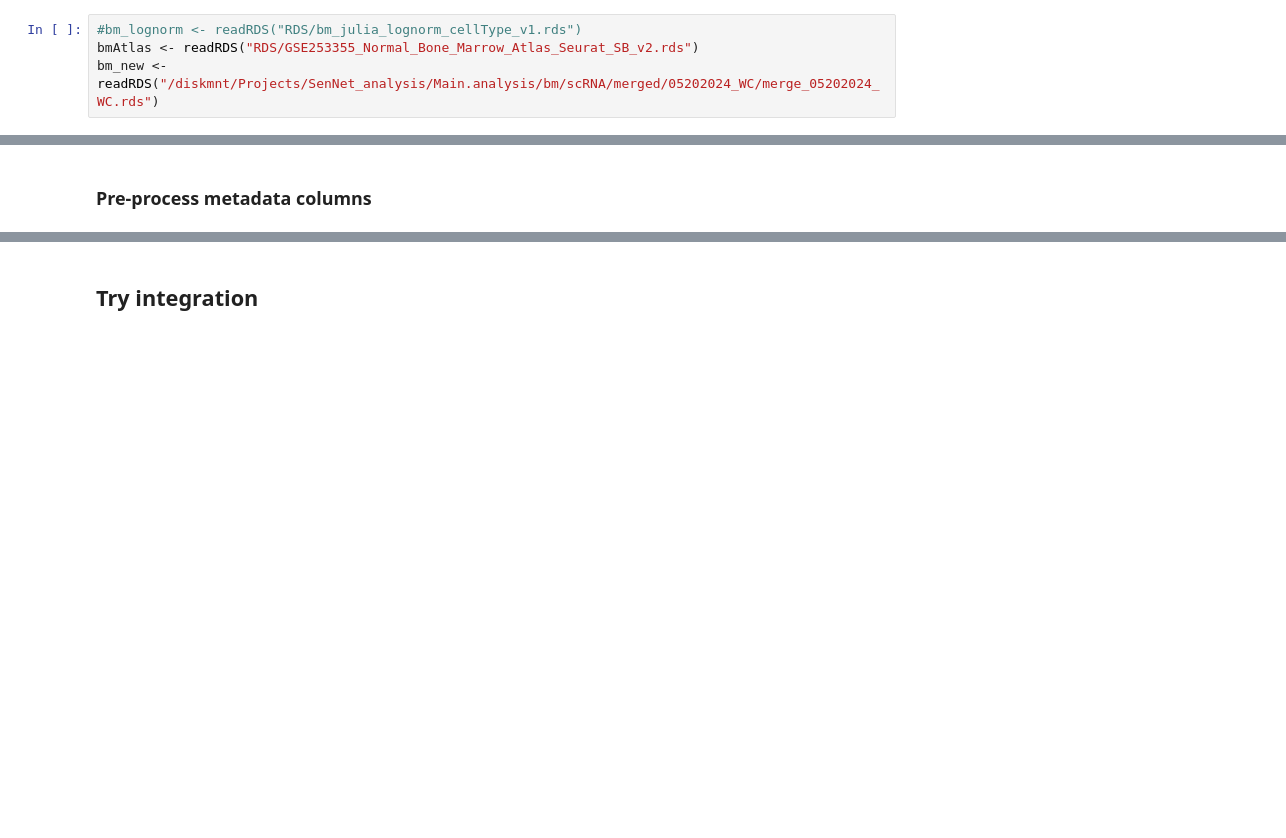
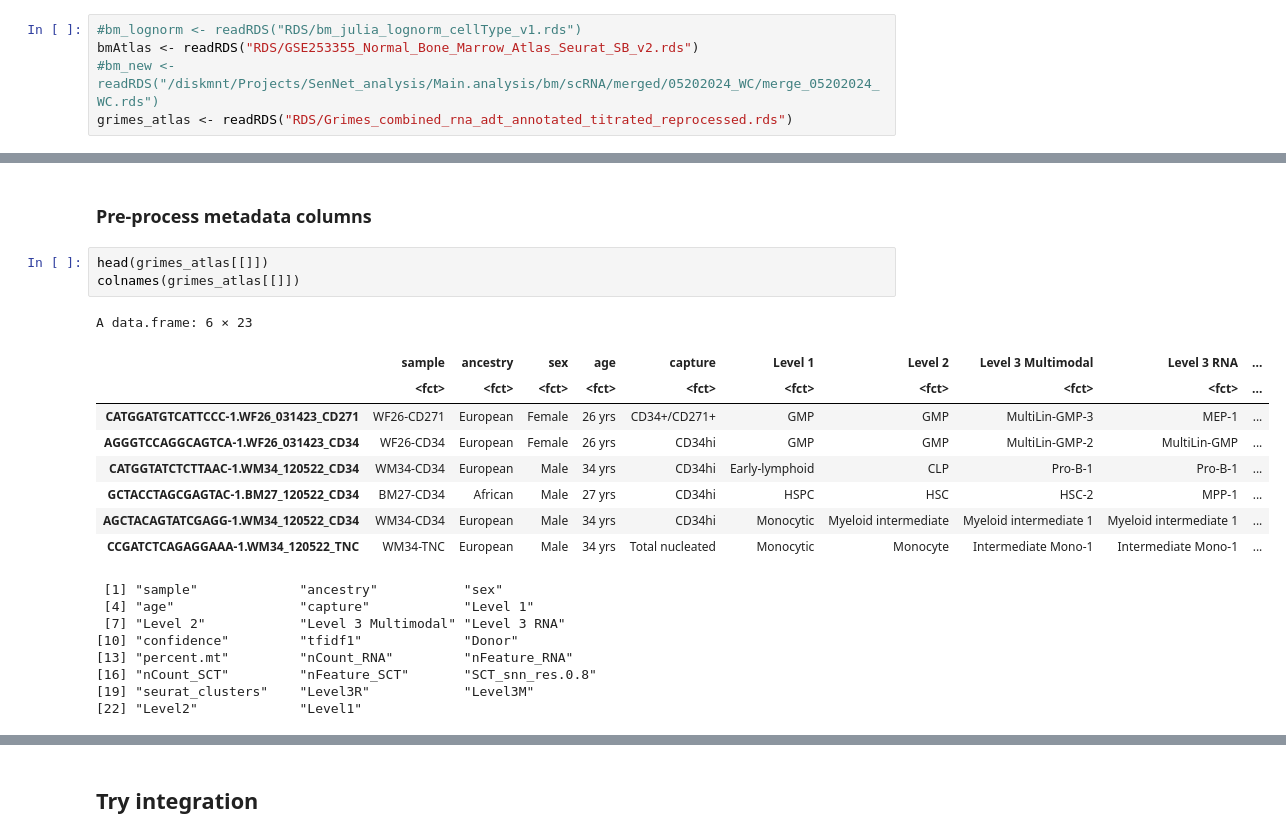
Before and after one commit to WHChou/SenNet_bone, a Jupyter notebook: Integrate reference.ipynb, the cells around one changed output, grey strips where cells are left out. Drawn from its saved outputs; the diff is of its cells as text; blank space fills up the shorter version.

Commit message:
mmrf/HT CH sample annotation + misc

```diff
--- a/Integrate reference.ipynb
+++ b/Integrate reference.ipynb
@@ -30,7 +30,8 @@ This message can be suppressed by:
 # %%
 #bm_lognorm <- readRDS("RDS/bm_julia_lognorm_cellType_v1.rds")
 bmAtlas <- readRDS("RDS/GSE253355_Normal_Bone_Marrow_Atlas_Seurat_SB_v2.rds")
-bm_new <- readRDS("/diskmnt/Projects/SenNet_analysis/Main.analysis/bm/scRNA/merged/05202024_WC/merge_05202024_WC.rds")
+#bm_new <- readRDS("/diskmnt/Projects/SenNet_analysis/Main.analysis/bm/scRNA/merged/05202024_WC/merge_05202024_WC.rds")
+grimes_atlas <- readRDS("RDS/Grimes_combined_rna_adt_annotated_titrated_reprocessed.rds")
 # %%
 colnames(bm_lognorm[[]])
 colnames(bmAtlas[[]])
@@ -80,6 +81,27 @@ DotPlot(bmAtlas, features = c("ELANE", "FUT4", "MPO"))
 [figure]
 # %% [markdown]
 ### Pre-process metadata columns
+# %%
+head(grimes_atlas[[]])
+colnames(grimes_atlas[[]])
+# %% [output]
+A data.frame: 6 × 23
+|  | sample | ancestry | sex | age | capture | Level 1 | Level 2 | Level 3 Multimodal | Level 3 RNA | ... |
+|  | <fct> | <fct> | <fct> | <fct> | <fct> | <fct> | <fct> | <fct> | <fct> | ... |
+| CATGGATGTCATTCCC-1.WF26_031423_CD271 | WF26-CD271 | European | Female | 26 yrs | CD34+/CD271+ | GMP | GMP | MultiLin-GMP-3 | MEP-1 | ... |
+| AGGGTCCAGGCAGTCA-1.WF26_031423_CD34 | WF26-CD34 | European | Female | 26 yrs | CD34hi | GMP | GMP | MultiLin-GMP-2 | MultiLin-GMP | ... |
+| CATGGTATCTCTTAAC-1.WM34_120522_CD34 | WM34-CD34 | European | Male | 34 yrs | CD34hi | Early-lymphoid | CLP | Pro-B-1 | Pro-B-1 | ... |
+| GCTACCTAGCGAGTAC-1.BM27_120522_CD34 | BM27-CD34 | African | Male | 27 yrs | CD34hi | HSPC | HSC | HSC-2 | MPP-1 | ... |
+| AGCTACAGTATCGAGG-1.WM34_120522_CD34 | WM34-CD34 | European | Male | 34 yrs | CD34hi | Monocytic | Myeloid intermediate | Myeloid intermediate 1 | Myeloid intermediate 1 | ... |
+| CCGATCTCAGAGGAAA-1.WM34_120522_TNC | WM34-TNC | European | Male | 34 yrs | Total nucleated | Monocytic | Monocyte | Intermediate Mono-1 | Intermediate Mono-1 | ... |
+ [1] "sample"             "ancestry"           "sex"
+ [4] "age"                "capture"            "Level 1"
+ [7] "Level 2"            "Level 3 Multimodal" "Level 3 RNA"
+[10] "confidence"         "tfidf1"             "Donor"
+[13] "percent.mt"         "nCount_RNA"         "nFeature_RNA"
+[16] "nCount_SCT"         "nFeature_SCT"       "SCT_snn_res.0.8"
+[19] "seurat_clusters"    "Level3R"            "Level3M"
+[22] "Level2"             "Level1"
 # %%
 #bm_lognorm$Age <- bm_lognorm$age
 #bm_lognorm$Sample_ID <- bm_lognorm$UPN
```
Also changed, not shown: parts of 19 cells of this notebook, 26 other files.
